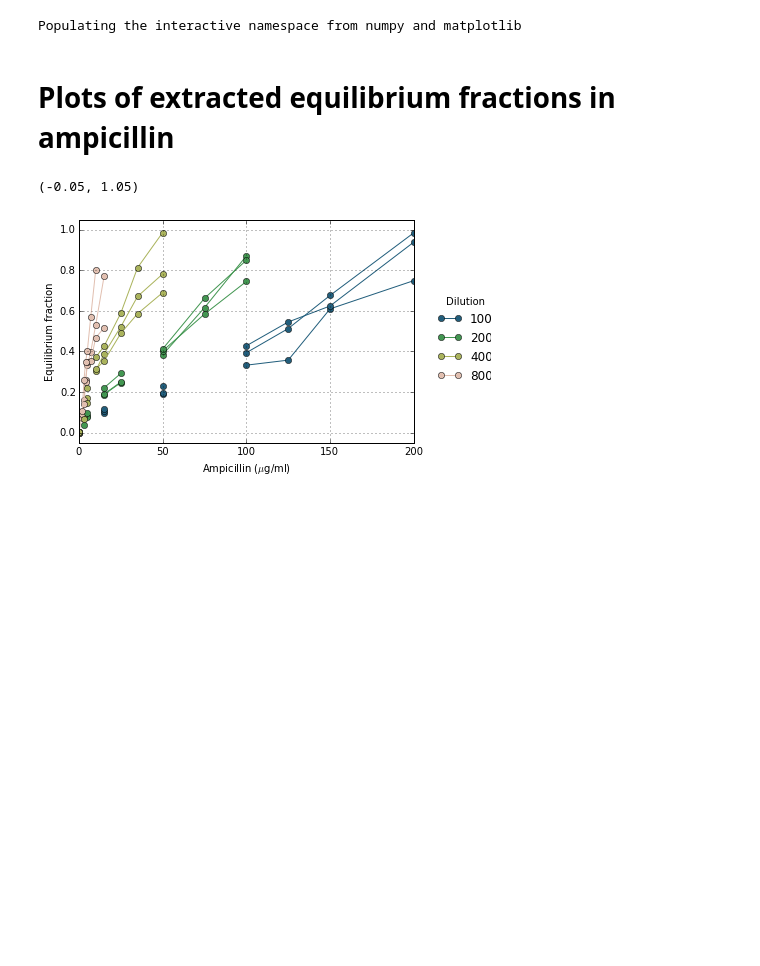
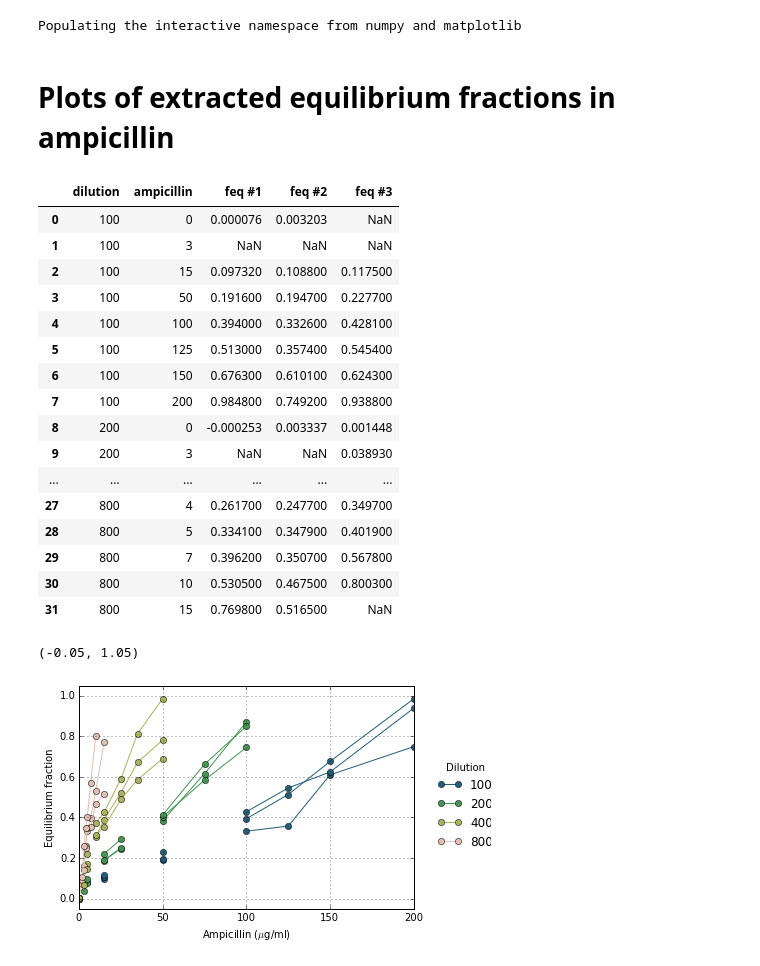
Before and after one commit to eyurtsev/bacterial_cheating, a Jupyter notebook: sample_plot_equilibrium_fractions.ipynb, the cells around one changed output. Saved outputs shown, nothing was run; the diff lists cells and outputs as text; code cells hidden in the pictures; blank space fills up the shorter version.

```diff
--- a/sample_plot_equilibrium_fractions.ipynb
+++ b/sample_plot_equilibrium_fractions.ipynb
@@ -6,6 +6,28 @@ color_set = cm.gist_earth(linspace(0.2, 0.9, 4))
 Populating the interactive namespace from numpy and matplotlib
 # %% [markdown]
 # Plots of extracted equilibrium fractions in ampicillin
+# %%
+data = pd.read_csv('./data/equilibrium_fractions_ampicillin_no_inhibitor.csv')
+# %%
+data
+# %% [output]
+|  | dilution | ampicillin | feq #1 | feq #2 | feq #3 |
+| 0 | 100 | 0 | 0.000076 | 0.003203 | NaN |
+| 1 | 100 | 3 | NaN | NaN | NaN |
+| 2 | 100 | 15 | 0.097320 | 0.108800 | 0.117500 |
+| 3 | 100 | 50 | 0.191600 | 0.194700 | 0.227700 |
+| 4 | 100 | 100 | 0.394000 | 0.332600 | 0.428100 |
+| 5 | 100 | 125 | 0.513000 | 0.357400 | 0.545400 |
+| 6 | 100 | 150 | 0.676300 | 0.610100 | 0.624300 |
+| 7 | 100 | 200 | 0.984800 | 0.749200 | 0.938800 |
+| 8 | 200 | 0 | -0.000253 | 0.003337 | 0.001448 |
+| 9 | 200 | 3 | NaN | NaN | 0.038930 |
+| ... | ... | ... | ... | ... | ... |
+| 27 | 800 | 4 | 0.261700 | 0.247700 | 0.349700 |
+| 28 | 800 | 5 | 0.334100 | 0.347900 | 0.401900 |
+| 29 | 800 | 7 | 0.396200 | 0.350700 | 0.567800 |
+| 30 | 800 | 10 | 0.530500 | 0.467500 | 0.800300 |
+| 31 | 800 | 15 | 0.769800 | 0.516500 | NaN |
 # %%
 data = pd.read_csv('./data/equilibrium_fractions_ampicillin_no_inhibitor.csv')
 data['dilution'] = data['dilution'].astype(int)
```
Also changed, not shown: 2 other files.
